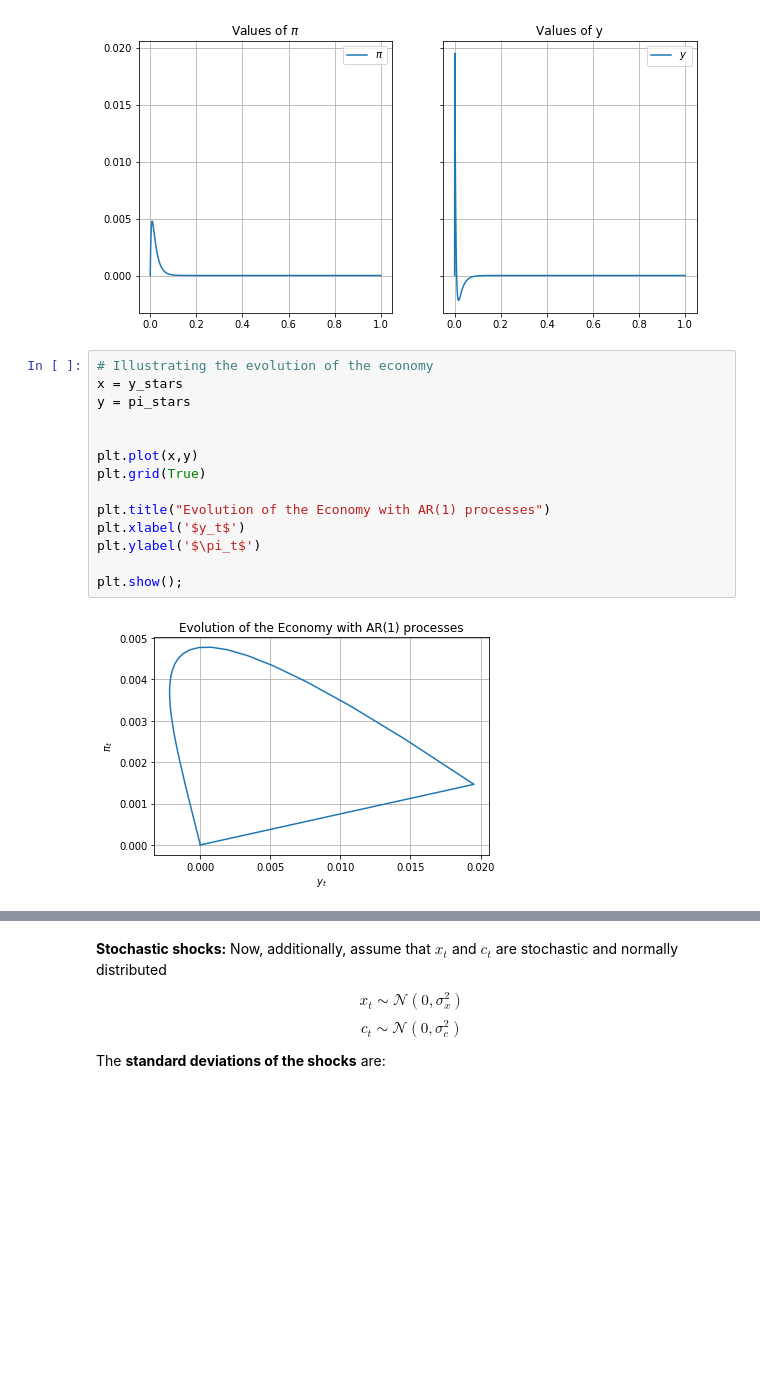
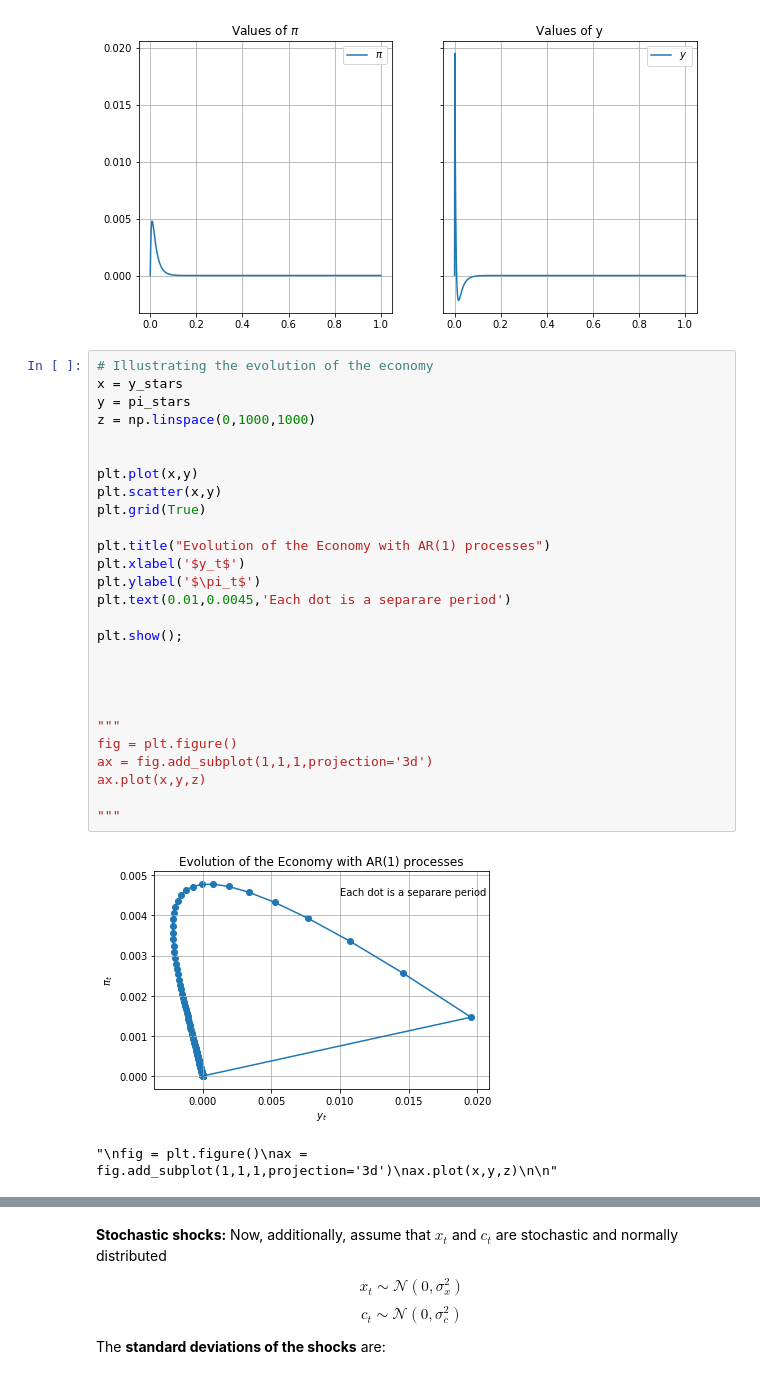
Before and after one commit to NumEconCopenhagen/projects-2019-credible-threats, a Jupyter notebook: examproject/Idaho.ipynb, the cells around one changed output, grey strips where cells are left out. Drawn from its saved outputs; the diff is of its cells as text; blank space fills up the shorter version.

```diff
--- a/examproject/Idaho.ipynb
+++ b/examproject/Idaho.ipynb
@@ -326,19 +334,33 @@ plt.show();
 # %%
 # Illustrating the evolution of the economy
 x = y_stars
 y = pi_stars
+z = np.linspace(0,1000,1000)
 
 
 plt.plot(x,y)
+plt.scatter(x,y)
 plt.grid(True)
 
 plt.title("Evolution of the Economy with AR(1) processes")
 plt.xlabel('$y_t$')
 plt.ylabel('$\pi_t$')
+plt.text(0.01,0.0045,'Each dot is a separare period')
 
 plt.show();
+
+
+
+
+"""
+fig = plt.figure()
+ax = fig.add_subplot(1,1,1,projection='3d')
+ax.plot(x,y,z)
+
+"""
 # %% [output]
-[figure, old version]
+[figure, new version]
+"\nfig = plt.figure()\nax = fig.add_subplot(1,1,1,projection='3d')\nax.plot(x,y,z)\n\n"
 # %%
 # Illustrating moves in AD and SRAS curves
 
```
Also changed, not shown: parts of 8 cells of this notebook.
